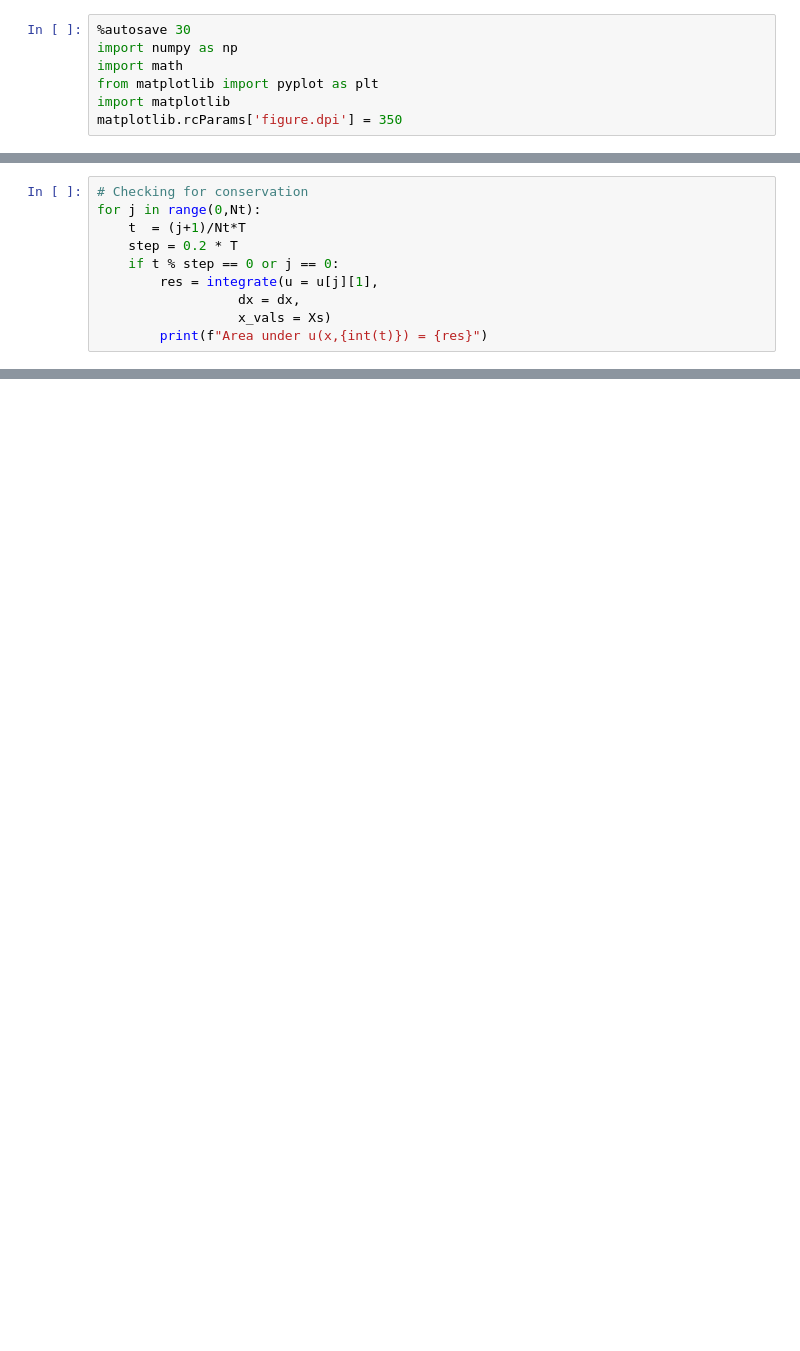
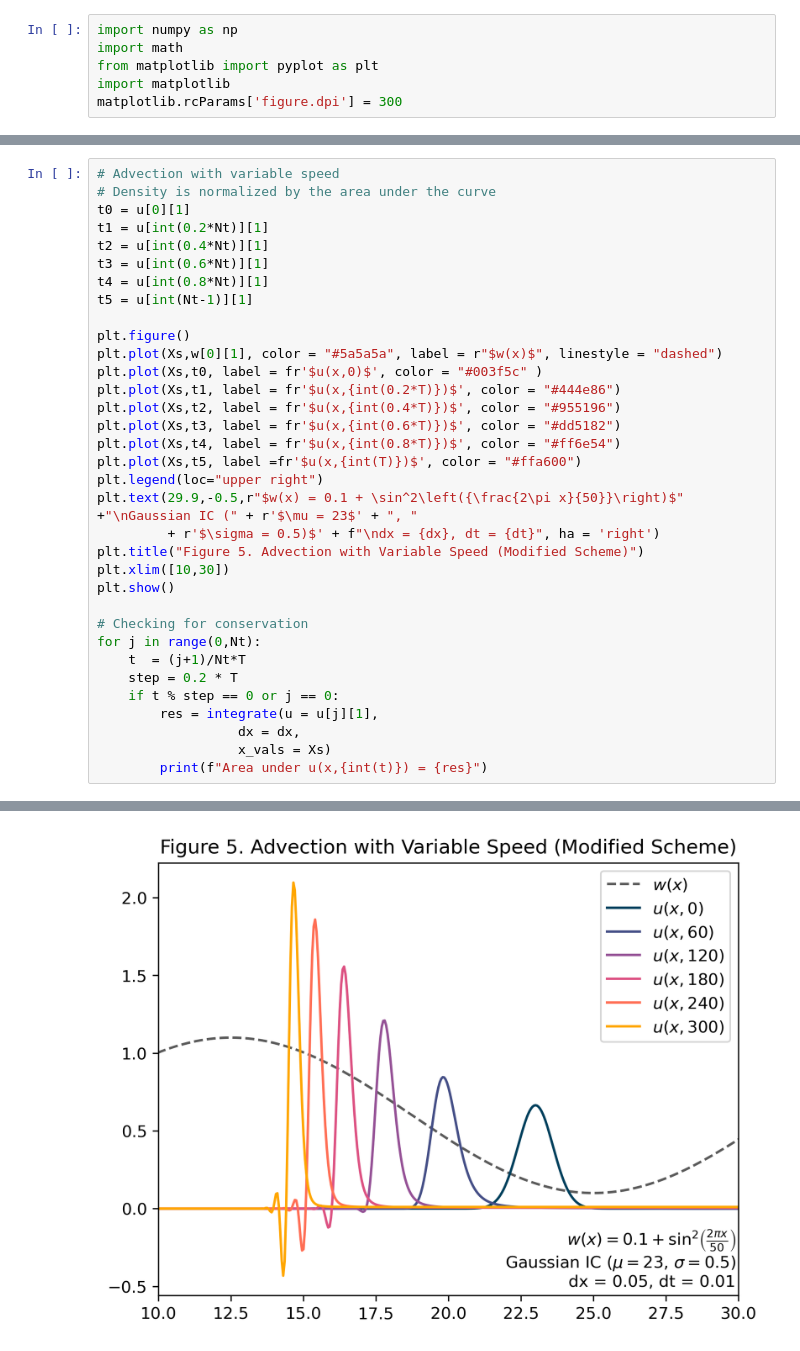
Before and after one commit to rhemitoth/AdvectionDiffusionSolver, a Jupyter notebook: Math19a_Final_Project.ipynb, the cells around one changed output, grey strips where cells are left out. Drawn from its saved outputs; the diff is of its cells as text; blank space fills up the shorter version.

```diff
--- a/Math19a_Final_Project.ipynb
+++ b/Math19a_Final_Project.ipynb
@@ -6,9 +6,8 @@ MathJax.Hub.Config({
 # %% [output]
 [interactive output not drawn]
 # %%
-%autosave 30
 import numpy as np
 import math
 from matplotlib import pyplot as plt
 import matplotlib
-matplotlib.rcParams['figure.dpi'] = 350
+matplotlib.rcParams['figure.dpi'] = 300
@@ -672,4 +802,28 @@ NameError: name 'ax' is not defined
 # %%
+# Advection with variable speed
+# Density is normalized by the area under the curve
+t0 = u[0][1]
+t1 = u[int(0.2*Nt)][1]
+t2 = u[int(0.4*Nt)][1]
+t3 = u[int(0.6*Nt)][1]
+t4 = u[int(0.8*Nt)][1]
+t5 = u[int(Nt-1)][1]
+
+plt.figure()
+plt.plot(Xs,w[0][1], color = "#5a5a5a", label = r"$w(x)$", linestyle = "dashed")
+plt.plot(Xs,t0, label = fr'$u(x,0)$', color = "#003f5c" )
+plt.plot(Xs,t1, label = fr'$u(x,{int(0.2*T)})$', color = "#444e86")
+plt.plot(Xs,t2, label = fr'$u(x,{int(0.4*T)})$', color = "#955196")
+plt.plot(Xs,t3, label = fr'$u(x,{int(0.6*T)})$', color = "#dd5182")
+plt.plot(Xs,t4, label = fr'$u(x,{int(0.8*T)})$', color = "#ff6e54")
+plt.plot(Xs,t5, label =fr'$u(x,{int(T)})$', color = "#ffa600")
+plt.legend(loc="upper right")
+plt.text(29.9,-0.5,r"$w(x) = 0.1 + \sin^2\left({\frac{2\pi x}{50}}\right)$" +"\nGaussian IC (" + r'$\mu = 23$' + ", "
+         + r'$\sigma = 0.5)$' + f"\ndx = {dx}, dt = {dt}", ha = 'right')
+plt.title("Figure 5. Advection with Variable Speed (Modified Scheme)")
+plt.xlim([10,30])
+plt.show()
+
 # Checking for conservation
 for j in range(0,Nt):
     t  = (j+1)/Nt*T
@@ -679,3 +833,4 @@ for j in range(0,Nt):
                   dx = dx,
                   x_vals = Xs)
         print(f"Area under u(x,{int(t)}) = {res}")
+# %% [output]
@@ -682 +843,2 @@ for j in range(0,Nt):
+[figure, added]
 # %% [markdown]
```
Also changed, not shown: parts of 42 cells of this notebook, 3 other files.
